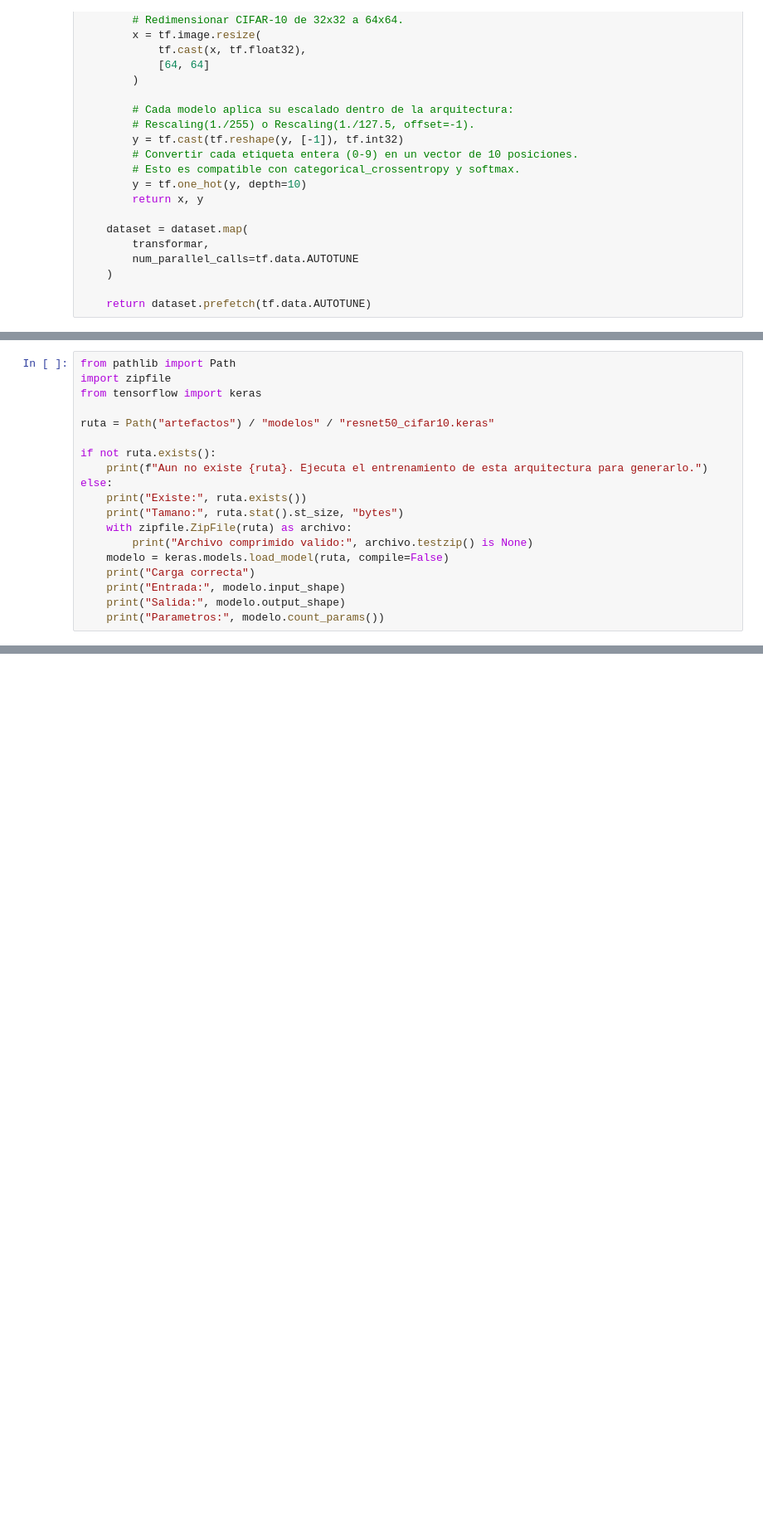
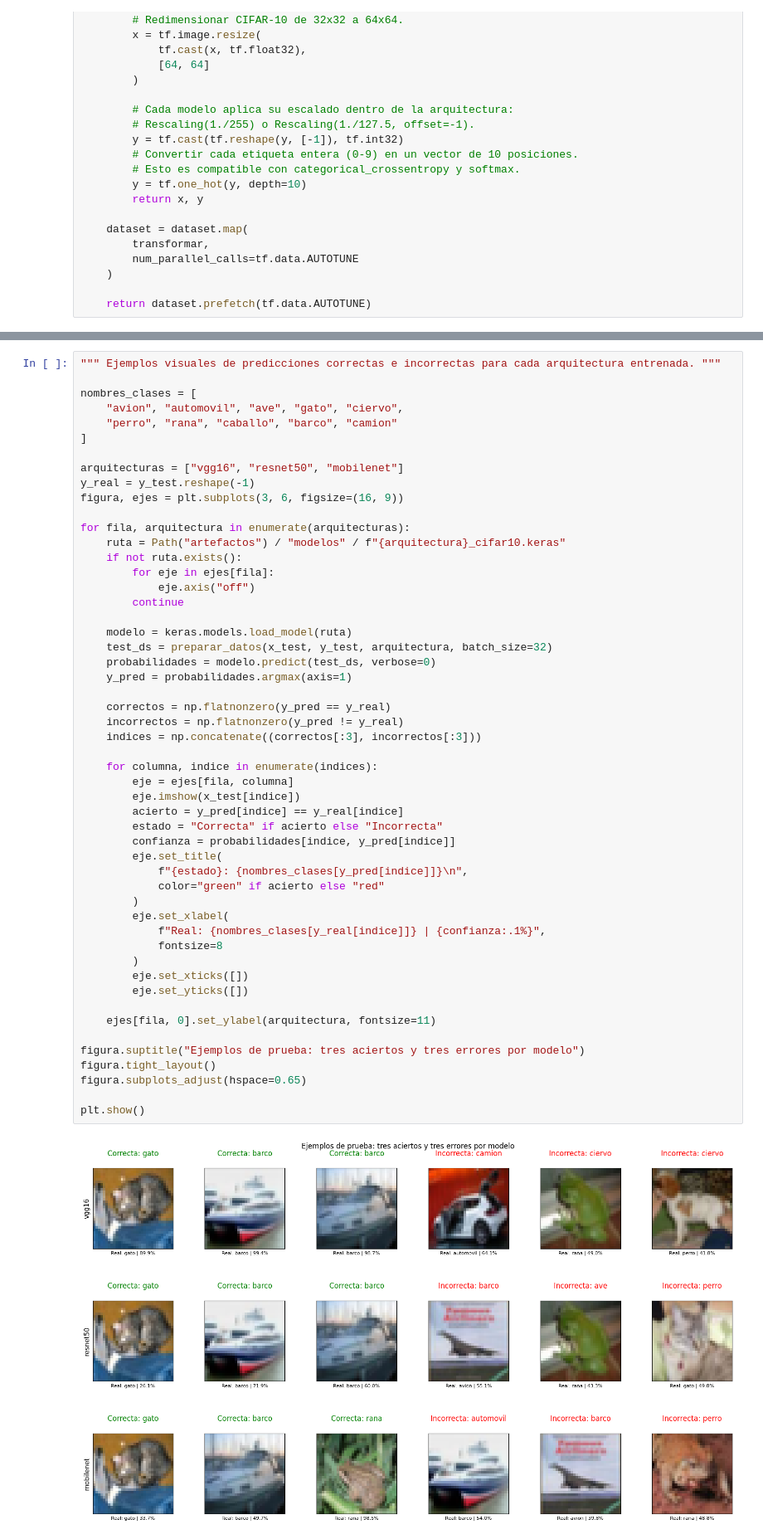
Before and after one commit to Oscar-IA-68/Arquitecturas_cnn, a Jupyter notebook: Arquitecturas_cnn.ipynb, the cells around one changed output, grey strips where cells are left out. Shown at 83% size. Cells and saved outputs as stored; diff of their text form; blank space fills up the shorter version.

```diff
--- a/Arquitecturas_cnn.ipynb
+++ b/Arquitecturas_cnn.ipynb
@@ -427,19 +464,0 @@ else:
-# %%
-from pathlib import Path
-import zipfile
-from tensorflow import keras
-
-ruta = Path("artefactos") / "modelos" / "resnet50_cifar10.keras"
-
-if not ruta.exists():
-    print(f"Aun no existe {ruta}. Ejecuta el entrenamiento de esta arquitectura para generarlo.")
-else:
-    print("Existe:", ruta.exists())
-    print("Tamano:", ruta.stat().st_size, "bytes")
-    with zipfile.ZipFile(ruta) as archivo:
-        print("Archivo comprimido valido:", archivo.testzip() is None)
-    modelo = keras.models.load_model(ruta, compile=False)
-    print("Carga correcta")
-    print("Entrada:", modelo.input_shape)
-    print("Salida:", modelo.output_shape)
-    print("Parametros:", modelo.count_params())
@@ -556,0 +641,54 @@ Escribe tus conclusiones de las arquitecturas hechas ¿Cuál fue el mejorn ¿Por
+# %%
+""" Ejemplos visuales de predicciones correctas e incorrectas para cada arquitectura entrenada. """
+
+nombres_clases = [
+    "avion", "automovil", "ave", "gato", "ciervo",
+    "perro", "rana", "caballo", "barco", "camion"
+]
+
+arquitecturas = ["vgg16", "resnet50", "mobilenet"]
+y_real = y_test.reshape(-1)
+figura, ejes = plt.subplots(3, 6, figsize=(16, 9))
+
+for fila, arquitectura in enumerate(arquitecturas):
+    ruta = Path("artefactos") / "modelos" / f"{arquitectura}_cifar10.keras"
+    if not ruta.exists():
+        for eje in ejes[fila]:
+            eje.axis("off")
+        continue
+
+    modelo = keras.models.load_model(ruta)
+    test_ds = preparar_datos(x_test, y_test, arquitectura, batch_size=32)
+    probabilidades = modelo.predict(test_ds, verbose=0)
+    y_pred = probabilidades.argmax(axis=1)
+
+    correctos = np.flatnonzero(y_pred == y_real)
+    incorrectos = np.flatnonzero(y_pred != y_real)
+    indices = np.concatenate((correctos[:3], incorrectos[:3]))
+
+    for columna, indice in enumerate(indices):
+        eje = ejes[fila, columna]
+        eje.imshow(x_test[indice])
+        acierto = y_pred[indice] == y_real[indice]
+        estado = "Correcta" if acierto else "Incorrecta"
+        confianza = probabilidades[indice, y_pred[indice]]
+        eje.set_title(
+            f"{estado}: {nombres_clases[y_pred[indice]]}\n",
+            color="green" if acierto else "red"
+        )
+        eje.set_xlabel(
+            f"Real: {nombres_clases[y_real[indice]]} | {confianza:.1%}",
+            fontsize=8
+        )
+        eje.set_xticks([])
+        eje.set_yticks([])
+
+    ejes[fila, 0].set_ylabel(arquitectura, fontsize=11)
+
+figura.suptitle("Ejemplos de prueba: tres aciertos y tres errores por modelo")
+figura.tight_layout()
+figura.subplots_adjust(hspace=0.65)
+
+plt.show()
+# %% [output]
+[figure, added]
```
Also changed, not shown: parts of 15 cells of this notebook.
